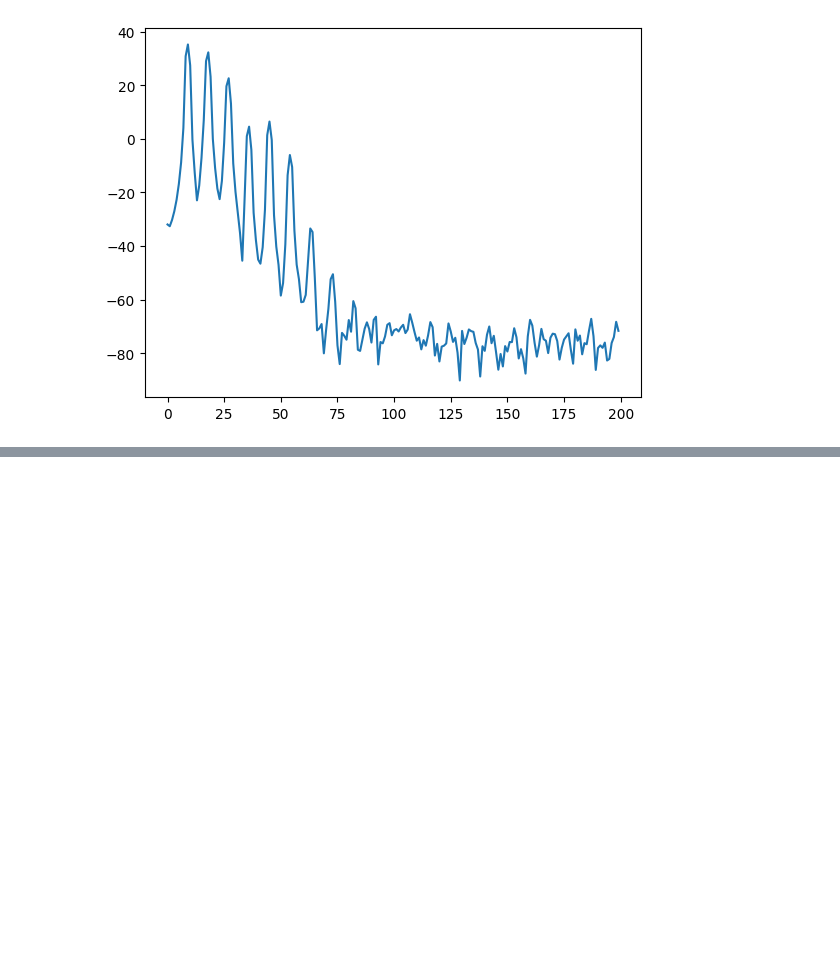
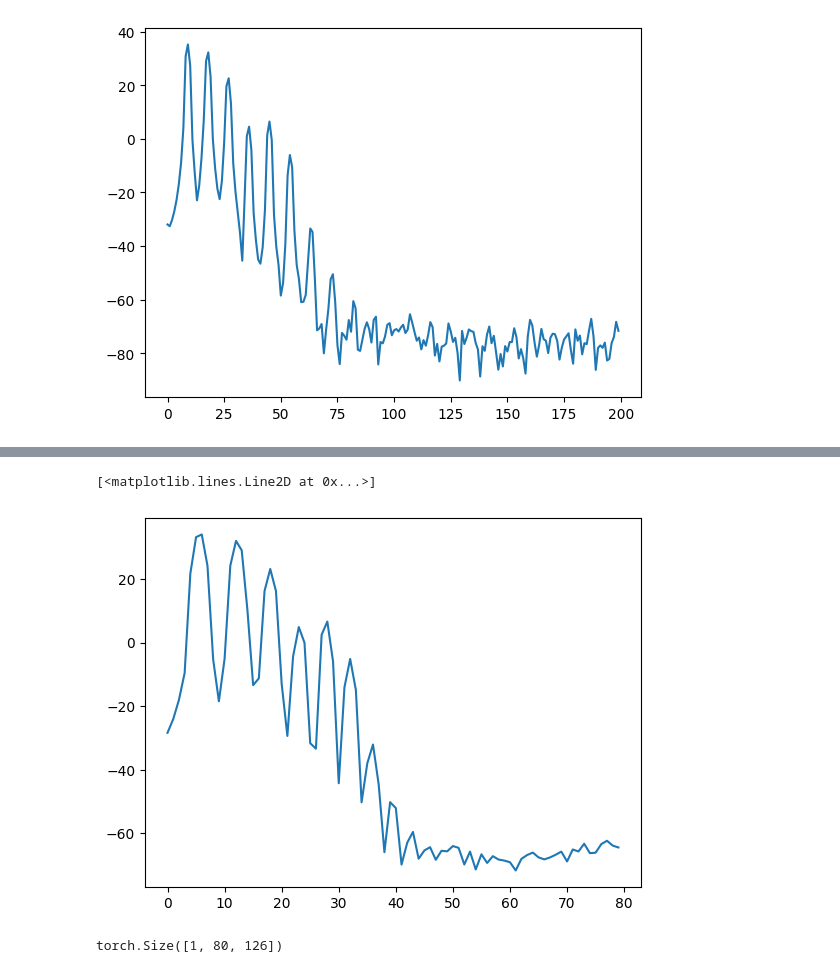
Before and after one commit to jdasam/ant5015, a Jupyter notebook: notebooks/3rd_week_note_classification.ipynb, the cells around one changed output, grey strips where cells are left out. Cells and saved outputs as stored; diff of their text form; code cells hidden in the pictures; blank space fills up the shorter version.

```diff
--- a/notebooks/3rd_week_note_classification.ipynb
+++ b/notebooks/3rd_week_note_classification.ipynb
@@ -167,0 +175,31 @@ spec.shape, mel_scale.fb.shape, mel_spec.shape
+# %%
+time_idx = 10
+spectrum = mel_db_spec[:, time_idx] # select 0th channel, all frequency, time-idx-th time frame
+plt.plot(spectrum)
+# %% [output]
+[<matplotlib.lines.Line2D at 0x...>]
+[figure, added]
+# %%
+mel_converter = torchaudio.transforms.MelSpectrogram(n_fft=1024,
+                                                     hop_length=512,
+                                                     f_min=20,
+                                                     f_max=4000,
+                                                     n_mels=80)
+
+class MelDbConverter(torch.nn.Module):
+  def __init__(self):
+    super().__init__()
+    self.mel_conv = torchaudio.transforms.MelSpectrogram(n_fft=1024,
+                                                     hop_length=512,
+                                                     f_min=20,
+                                                     f_max=4000,
+                                                     n_mels=80)
+    self.db_conv = torchaudio.transforms.AmplitudeToDB()
+
+  def forward(self, x):
+    return self.db_conv(self.mel_conv(x))
+
+mel_db_conv = MelDbConverter()
+mel_db_conv(y).shape
+# %% [output]
+torch.Size([1, 80, 126])
```
Also changed, not shown: parts of 17 cells of this notebook.
